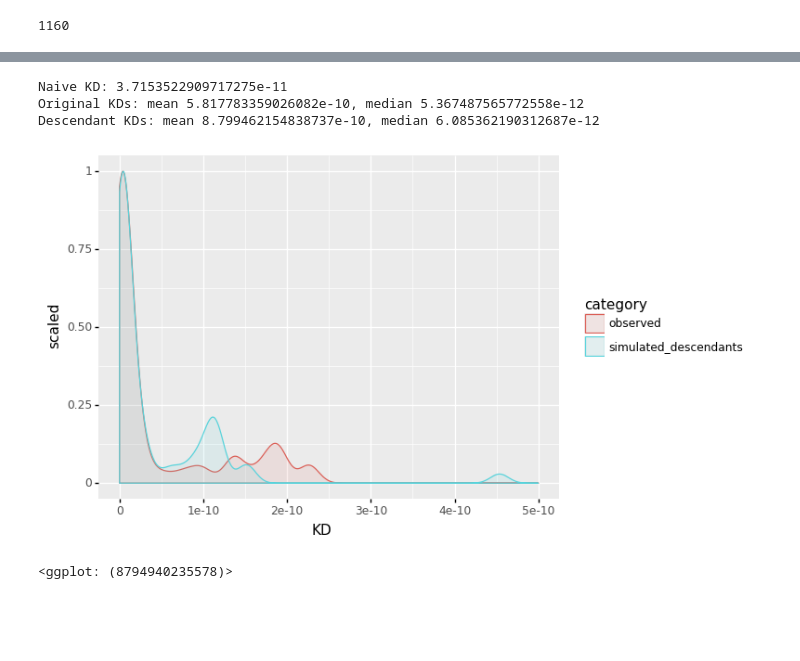
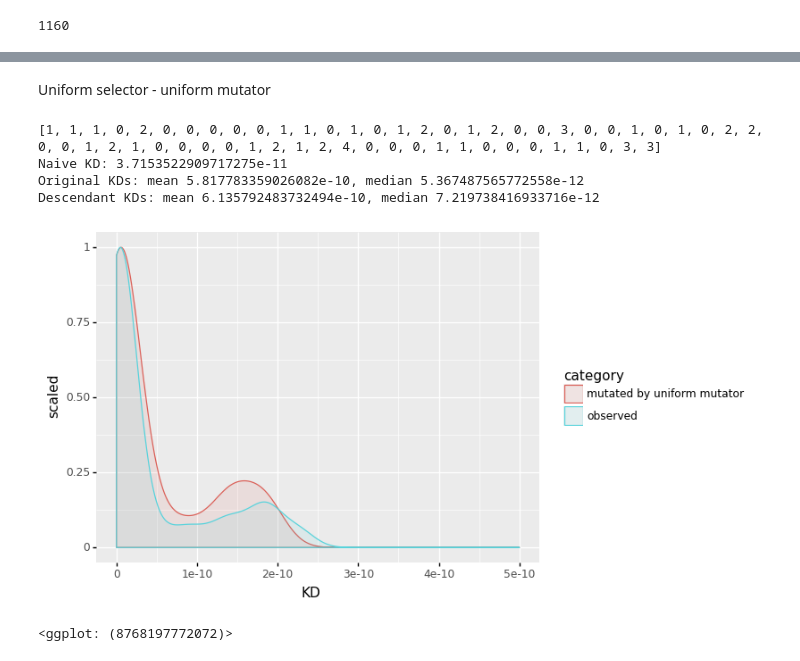
Before and after one commit to matsengrp/gcdyn, a Jupyter notebook: notebooks/models_of_t_cell_help.ipynb, the cells around one changed output, grey strips where cells are left out. Cells and saved outputs as stored; diff of their text form; code cells hidden in the pictures; blank space fills up the shorter version.

```diff
--- a/notebooks/models_of_t_cell_help.ipynb
+++ b/notebooks/models_of_t_cell_help.ipynb
@@ -51,6 +52,15 @@ KDs = [
 mult_KDs = KDs * 20
 # %%
 phenotype = DMSPhenotype(
+    1,
+    1,
+    336,
+    "https://raw.githubusercontent.com/jbloomlab/Ab-CGGnaive_DMS/main/data/CGGnaive_sites.csv",
+    "tdms-linear.model",
+    ["delta_log10_KD", "delta_expression", "delta_psr"],
+    -10.43,
+)
+linear_phenotype = DMSPhenotype(
     1,
     1,
     336,
@@ -64,7 +77,7 @@ Using ThreeStepSelector to make selections and proliferating
 # %%
 threenormselector = ThreeStepSelector(
     concentration_antigen=10 ** (-10),
-    total_t_cell_help=1000,
+    total_t_cell_help=550,
     max_help=6,
     antigen_frac_limit=0.2,
 )
@@ -204,7 +219,7 @@ DMS selector comparison
 from numpy.random import default_rng
 
 dms_alive_leaves = []
-dms_selector = DMSSelector(slope=1000, y_intercept=0)
+dms_selector = DMSSelector(slope=500, y_intercept=0)
 dms_fitnesses = dms_selector.select(mult_seqs)
 
 for seq in mult_seqs:
@@ -295,38 +345,38 @@ Uniform selector - without mutation
+# %% [markdown]
+Uniform selector - uniform mutator
 # %%
-uniform_alive_leaves = []
-uniform_selector = UniformSelector()
-uniform_fitnesses = uniform_selector.select(mult_seqs)
+mutated_seqs = []
+for seq in seqs:
+    mutated_seqs.append(uniform_mutator.mutate(seq, 1))
+hamming_dists = []
+for i in range(len(seqs)):
+    hamming_dists.append(
+        sum(
+            seq_nt != mut_seq_nt for seq_nt, mut_seq_nt in zip(seqs[i], mutated_seqs[i])
+        )
+    )
 
-for seq in mult_seqs:
-    leaf = TreeNode()
-    leaf.sequence = seq
-    uniform_alive_leaves.append(leaf)
+print(hamming_dists)
+mutated_seq_KDs = phenotype.calculate_KD(mutated_seqs)
 
-uniform_descendant_seqs = []
-for leaf, args in zip(uniform_alive_leaves, uniform_fitnesses):
-    cell_div_balanced_proliferator(leaf, *args)
-    for node in leaf.iter_descendants():
-        node.sequence = node.up.sequence
-        for desc in node.iter_leaves():
-            uniform_descendant_seqs.append(node.sequence)
-uniform_descendant_KDs = phenotype.calculate_KD(uniform_descendant_seqs)
-cats = ["observed"] * len(mult_KDs)
-cats.extend(["simulated_descendants"] * len(uniform_descendant_KDs))
-uniform_all_KDs = mult_KDs + uniform_descendant_KDs
-uniform_KD_df = pd.DataFrame({"KD": uniform_all_KDs, "category": cats})
+cats = ["observed"] * len(seqs)
+cats.extend(["mutated by uniform mutator"] * len(mutated_seq_KDs))
+mutated_all_KDs = KDs + mutated_seq_KDs
+mutated_KD_df = pd.DataFrame({"KD": mutated_all_KDs, "category": cats})
 print(f"Naive KD: {10 ** (-10.43)}")
-print(f"Original KDs: mean {mean(mult_KDs)}, median {median(mult_KDs)}")
+print(f"Original KDs: mean {mean(KDs)}, median {median(KDs)}")
 print(
-    f"Descendant KDs: mean { mean(uniform_descendant_KDs)}, median {median(uniform_descendant_KDs)}"
+    f"Descendant KDs: mean { mean(mutated_seq_KDs)}, median {median(mutated_seq_KDs)}"
 )
 (
-    ggplot(uniform_KD_df, aes(x="KD", color="category", fill="category"))
+    ggplot(mutated_KD_df, aes(x="KD", color="category", fill="category"))
     + geom_density(aes(y=after_stat("scaled")), alpha=0.1)
     + xlim(0, 0.5 * 10 ** (-9))
 )
 # %% [output]
+[1, 1, 1, 0, 2, 0, 0, 0, 0, 0, 1, 1, 0, 1, 0, 1, 2, 0, 1, 2, 0, 0, 3, 0, 0, 1, 0, 1, 0, 2, 2, 0, 0, 1, 2, 1, 0, 0, 0, 0, 1, 2, 1, 2, 4, 0, 0, 0, 1, 1, 0, 0, 0, 1, 1, 0, 3, 3]
 Naive KD: 3.7153522909717275e-11
 Original KDs: mean 5.817783359026082e-10, median 5.367487565772558e-12
-Descendant KDs: mean 8.799462154838737e-10, median 6.085362190312687e-12
+Descendant KDs: mean 6.135792483732494e-10, median 7.219738416933716e-12
-[figure, old version]
+[figure, new version]
-<ggplot: (8794940235578)>
+<ggplot: (8768197772072)>
```
Also changed, not shown: parts of 16 cells of this notebook, 6 other files.
